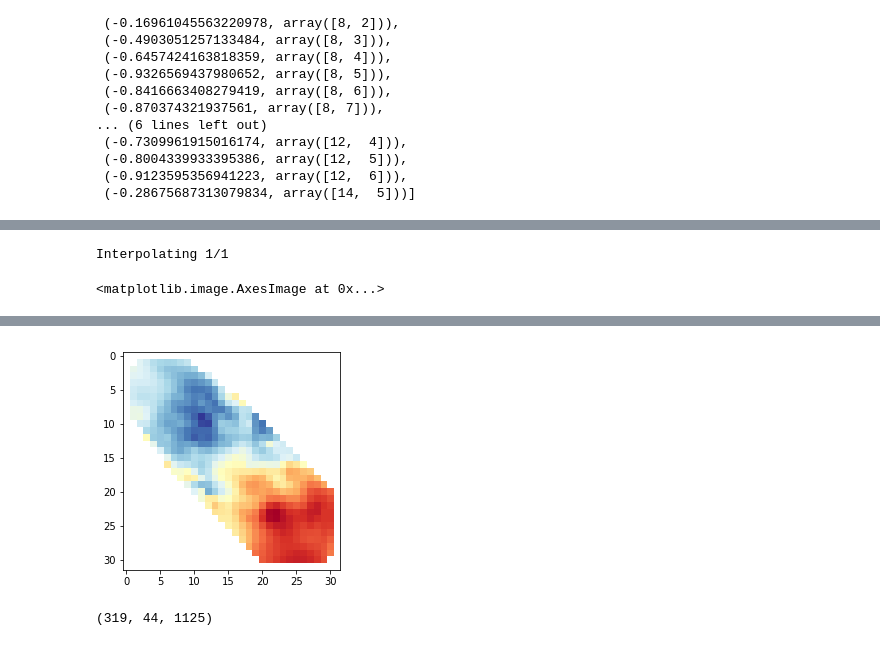
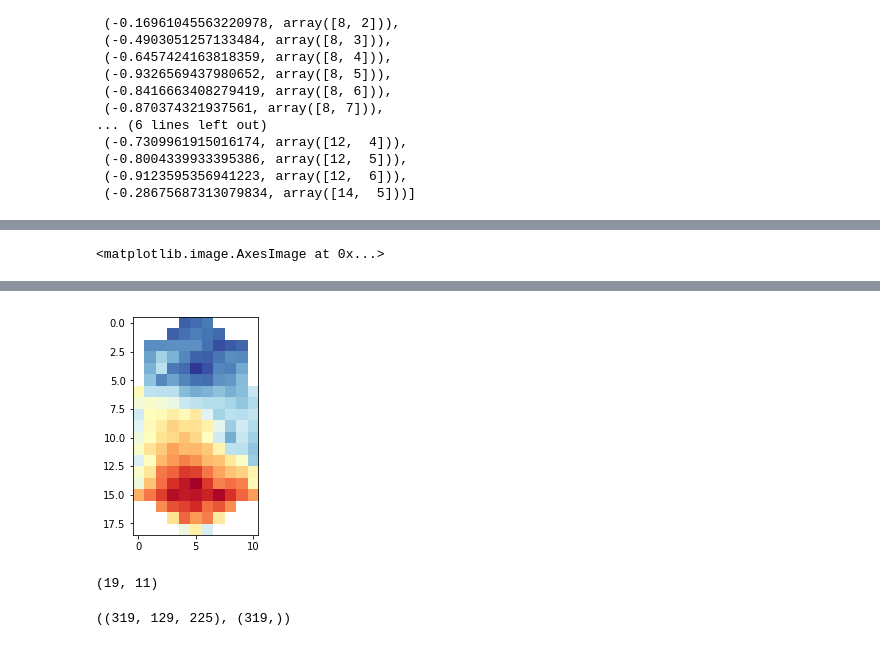
Before and after one commit to fkarg/eeg-interpolation-mapping, a Jupyter notebook: actual.ipynb, the cells around one changed output, grey strips where cells are left out. Saved outputs shown, nothing was run; the diff lists cells and outputs as text; code cells hidden in the pictures.

```diff
--- a/actual.ipynb
+++ b/actual.ipynb
@@ -303,8 +307,8 @@ images2 = images[:]
 # %%
-for i in range(images.shape[0]):
-    print('Saving {0}/{1}'.format(i+1, images.shape[0]), end='\r')
-    # for i in range(22):
-    #     plt.text(my(locsr[i][1]), mx(locsr[i][0]), channel_labels[i])
-    plt.imshow(images[i,0,:,:], cmap='RdYlBu') # , interpolation='bilinear')
-    plt.savefig(os.path.join('images3/','%d.png' % i))
-    plt.close()
+# for i in range(images.shape[0]):
+#     print('Saving {0}/{1}'.format(i+1, images.shape[0]), end='\r')
+#     # for i in range(22):
+#     #     plt.text(my(locsr[i][1]), mx(locsr[i][0]), channel_labels[i])
+#     plt.imshow(images[i,0,:,:], cmap='RdYlBu') # , interpolation='bilinear')
+#     plt.savefig(os.path.join('images3/','%d.png' % i))
+#     plt.close()
@@ -319,11 +319,11 @@ images.shape
 # %%
-i = 0
-plt.imshow(rotate(images[i,0,:,:], 45, cval=np.nan, prefilter=False), cmap='RdYlBu')
-plt.savefig(os.path.join('images4/','%d.png' % i))
-plt.show()
-plt.close()
-plt.imshow(images[i,0,:,:], cmap='RdYlBu')
-plt.show()
-plt.close()
+# i = 0
+# plt.imshow(rotate(images[i,0,:,:], 45, cval=np.nan, prefilter=False), cmap='RdYlBu')
 # plt.savefig(os.path.join('images4/','%d.png' % i))
+# plt.show()
 # plt.close()
+# plt.imshow(images[i,0,:,:], cmap='RdYlBu')
+# plt.show()
+# plt.close()
+# # plt.savefig(os.path.join('images4/','%d.png' % i))
+# # plt.close()
@@ -456,7 +474,8 @@ def load_bbci_data(filename, low_cut_hz, debug=False):
 
     # Further preprocessings as descibed in paper
     log.info("Resampling...")
-    cnt = resample_cnt(cnt, 250.0)
+    # cnt = resample_cnt(cnt, 250.0)
+    cnt = resample_cnt(cnt, 50.0)
     log.info("Highpassing...")
     cnt = mne_apply(
         lambda a: highpass_cnt(
@@ -529,13 +548,11 @@ b = mapper(positions)
 points = list(map(tuple, np.argwhere(~np.isnan(b(d)))))
 values = b(d)[~np.isnan(b(d))]
 image = griddata(points, values, tuple(np.mgrid[0:19, 0:11]), method='linear')
-values = values.reshape(1, 126)
-image2 = interpolate(np.array(points), values)
+# values = values.reshape(1, 126)
+# image2 = interpolate(np.array(points), values)
-# %% [output]
-Interpolating 1/1
 # %%
 # plt.imshow(b(d), cmap='RdYlBu')
-# plt.imshow(image, cmap='RdYlBu')
-plt.imshow(image2[0, 0], cmap='RdYlBu')
+plt.imshow(image, cmap='RdYlBu')
+# plt.imshow(image2[0, 0], cmap='RdYlBu')
 # %% [output]
 <matplotlib.image.AxesImage at 0x...>
@@ -547,5 +564,9 @@ plt.imshow(image2[0, 0], cmap='RdYlBu')
-[figure, old version]
+[figure, new version]
+# %%
+image.shape
+# %% [output]
+(19, 11)
 # %%
-data.X.shape
+data.X.shape, data.y.shape
 # %% [output]
-(319, 44, 1125)
+((319, 129, 225), (319,))
```
Also changed, not shown: parts of 24 cells of this notebook.
